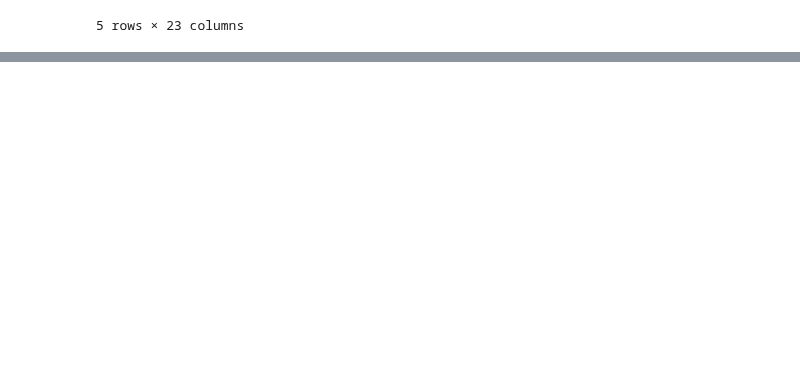
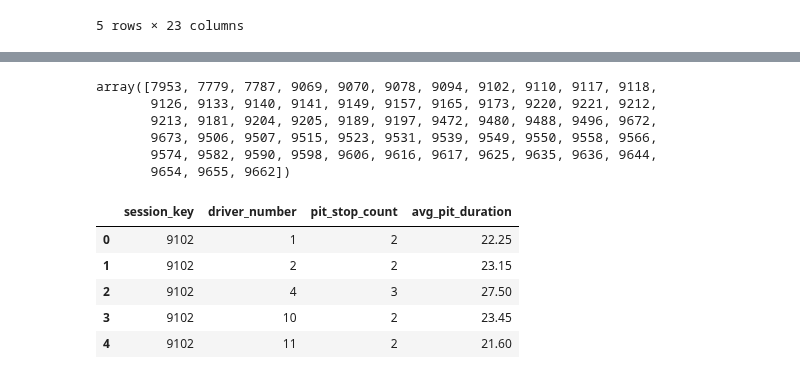
Before and after one commit to szylvvia/f1_races_progress_predict, a Jupyter notebook: openf1_api_dataset.ipynb, the cells around one changed output, grey strips where cells are left out. Saved outputs shown, nothing was run; the diff lists cells and outputs as text; code cells hidden in the pictures; blank space fills up the shorter version.

```diff
--- a/openf1_api_dataset.ipynb
+++ b/openf1_api_dataset.ipynb
@@ -1036,0 +1139,8 @@ df_final.head()
+# %%
+# merge z df_final
+df_final = df_final.merge(
+    test[['meeting_key', 'driver_number', 'wins_before']],
+    on=['meeting_key', 'driver_number'],
+    how='left'
+)
+df_final.head()
@@ -1036,0 +1155,38 @@ df_final.head()
+# %%
+# oblicz liczbe pit stopów dla każdego kierowcy w danym wyścigu i sredni czas trwania pit stopu
+
+def calculate_pit_stops_stats(pit_stops_df):
+    # Grupuj po meeting_key i driver_number, zlicz liczbę pit stopów i oblicz średni czas trwania
+    pit_stats = (
+        pit_stops_df
+        .groupby(['session_key', 'driver_number'])
+        .agg(
+            pit_stop_count=('pit_duration', 'count'),
+            avg_pit_duration=('pit_duration', 'mean')
+        )
+        .reset_index()
+    )
+
+    return pit_stats
+# %%
+race_sessions_key_unique = df_final['session_key'].unique()
+race_sessions_key_unique
+# %% [output]
+array([7953, 7779, 7787, 9069, 9070, 9078, 9094, 9102, 9110, 9117, 9118,
+       9126, 9133, 9140, 9141, 9149, 9157, 9165, 9173, 9220, 9221, 9212,
+       9213, 9181, 9204, 9205, 9189, 9197, 9472, 9480, 9488, 9496, 9672,
+       9673, 9506, 9507, 9515, 9523, 9531, 9539, 9549, 9550, 9558, 9566,
+       9574, 9582, 9590, 9598, 9606, 9616, 9617, 9625, 9635, 9636, 9644,
+       9654, 9655, 9662])
+# %%
+df_race_pit_stops = pit_stops_df[pit_stops_df['session_key'].isin(race_sessions_key_unique)]
+# %%
+df_race_pit_stops_stats = calculate_pit_stops_stats(df_race_pit_stops)
+df_race_pit_stops_stats.head()
+# %% [output]
+|  | session_key | driver_number | pit_stop_count | avg_pit_duration |
+| 0 | 9102 | 1 | 2 | 22.25 |
+| 1 | 9102 | 2 | 2 | 23.15 |
+| 2 | 9102 | 4 | 3 | 27.50 |
+| 3 | 9102 | 10 | 2 | 23.45 |
+| 4 | 9102 | 11 | 2 | 21.60 |
```
Also changed, not shown: parts of 12 cells of this notebook.
